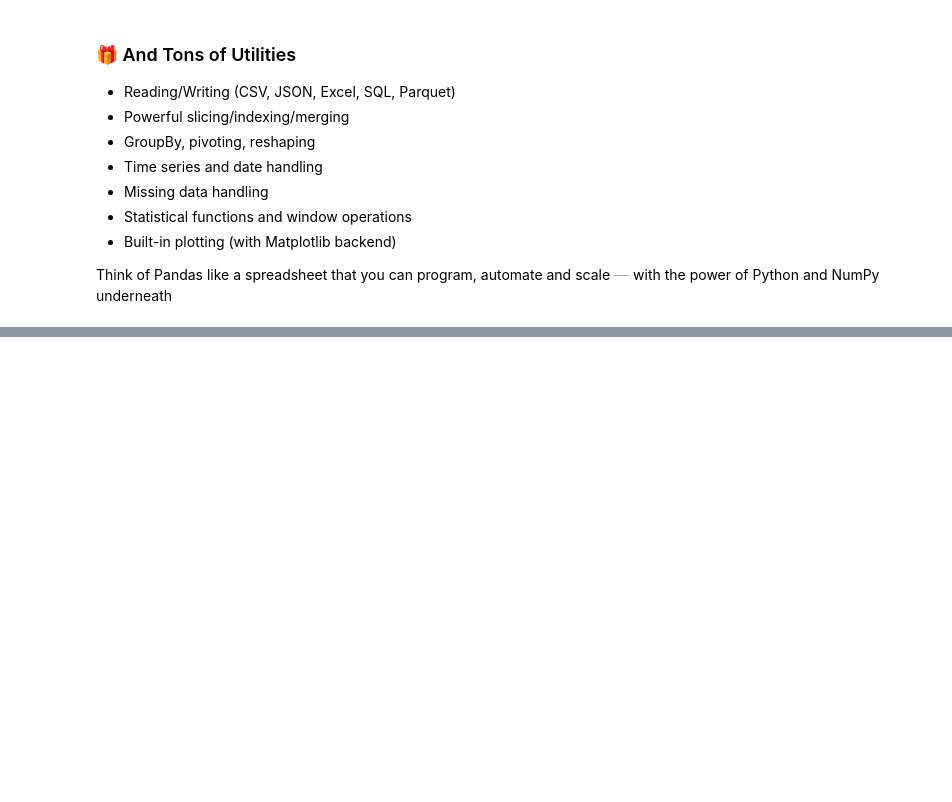
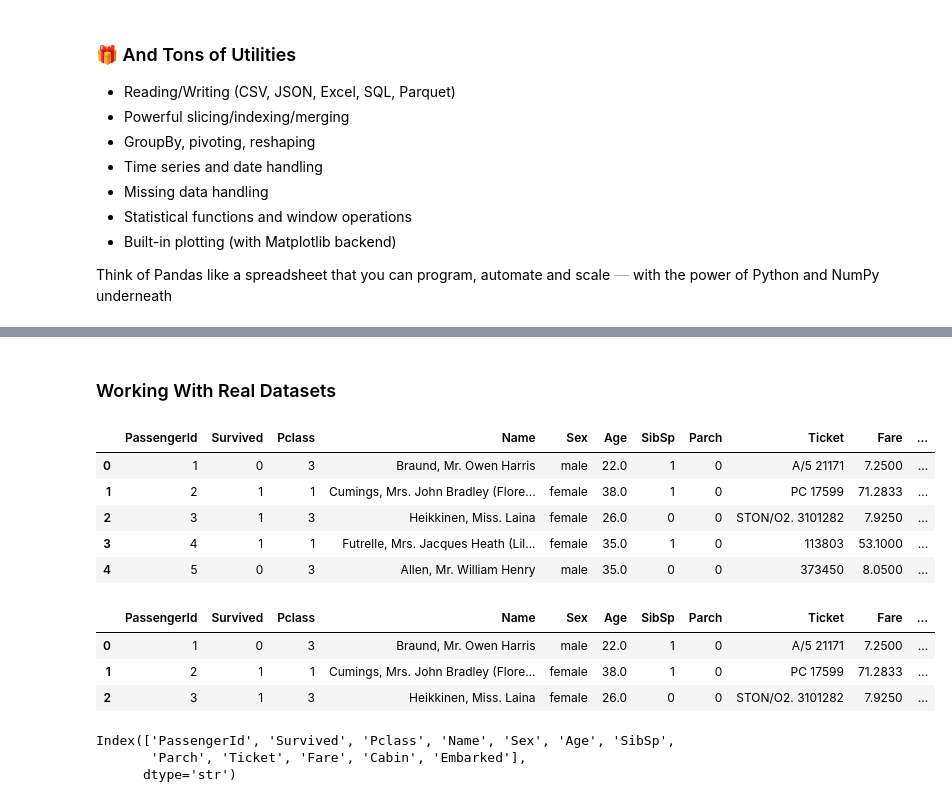
Before and after one commit to Fishimal/Ultimate-Data-Science-Gen-AI-Agentic-AI-Bootcamp, a Jupyter notebook: Practical/level_2/lectures/22-02-2026/22-02-2026.ipynb, the cells around one changed output, grey strips where cells are left out. Cells and saved outputs as stored; diff of their text form; code cells hidden in the pictures; blank space fills up the shorter version.

```diff
--- a/Practical/level_2/lectures/22-02-2026/22-02-2026.ipynb
+++ b/Practical/level_2/lectures/22-02-2026/22-02-2026.ipynb
@@ -53,0 +342,34 @@ Think of Pandas like a spreadsheet that you can program, automate and scale $\te
+# %% [markdown]
+### Working With Real Datasets
+# %%
+# https://github.com/datasciencedojo/datasets
+titanic_dataset_github_url = 'https://raw.githubusercontent.com/datasciencedojo/datasets/refs/heads/master/titanic.csv'
+
+# https://github.com/mwaskom/seaborn-data/tree/master
+iris_dataset_github_url = 'https://raw.githubusercontent.com/mwaskom/seaborn-data/refs/heads/master/iris.csv'
+
+# kaggle
+kaggle_link = 'https://www.kaggle.com/datasets/yasserh/titanic-dataset/data'
+# %%
+df = pd.read_csv(titanic_dataset_github_url)
+df.head()       # prints the first 5 records of the dataset
+# %% [output]
+|  | PassengerId | Survived | Pclass | Name | Sex | Age | SibSp | Parch | Ticket | Fare | ... |
+| 0 | 1 | 0 | 3 | Braund, Mr. Owen Harris | male | 22.0 | 1 | 0 | A/5 21171 | 7.2500 | ... |
+| 1 | 2 | 1 | 1 | Cumings, Mrs. John Bradley (Flore... | female | 38.0 | 1 | 0 | PC 17599 | 71.2833 | ... |
+| 2 | 3 | 1 | 3 | Heikkinen, Miss. Laina | female | 26.0 | 0 | 0 | STON/O2. 3101282 | 7.9250 | ... |
+| 3 | 4 | 1 | 1 | Futrelle, Mrs. Jacques Heath (Lil... | female | 35.0 | 1 | 0 | 113803 | 53.1000 | ... |
+| 4 | 5 | 0 | 3 | Allen, Mr. William Henry | male | 35.0 | 0 | 0 | 373450 | 8.0500 | ... |
+# %%
+display(df.head(3))
+# %% [output]
+|  | PassengerId | Survived | Pclass | Name | Sex | Age | SibSp | Parch | Ticket | Fare | ... |
+| 0 | 1 | 0 | 3 | Braund, Mr. Owen Harris | male | 22.0 | 1 | 0 | A/5 21171 | 7.2500 | ... |
+| 1 | 2 | 1 | 1 | Cumings, Mrs. John Bradley (Flore... | female | 38.0 | 1 | 0 | PC 17599 | 71.2833 | ... |
+| 2 | 3 | 1 | 3 | Heikkinen, Miss. Laina | female | 26.0 | 0 | 0 | STON/O2. 3101282 | 7.9250 | ... |
+# %%
+df.columns        # prints all the column headers of the dataset
+# %% [output]
+Index(['PassengerId', 'Survived', 'Pclass', 'Name', 'Sex', 'Age', 'SibSp',
+       'Parch', 'Ticket', 'Fare', 'Cabin', 'Embarked'],
+      dtype='str')
```
Also changed, not shown: parts of 87 cells of this notebook, 1 other file.
